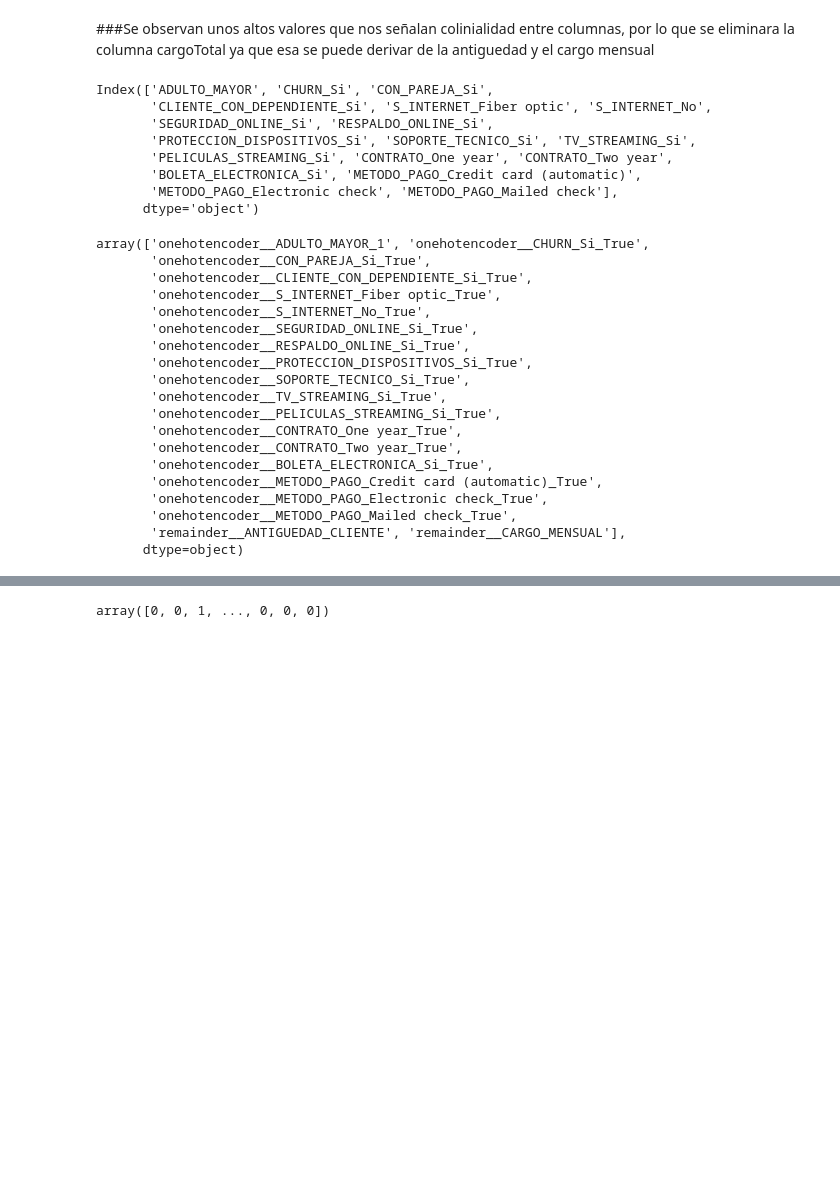
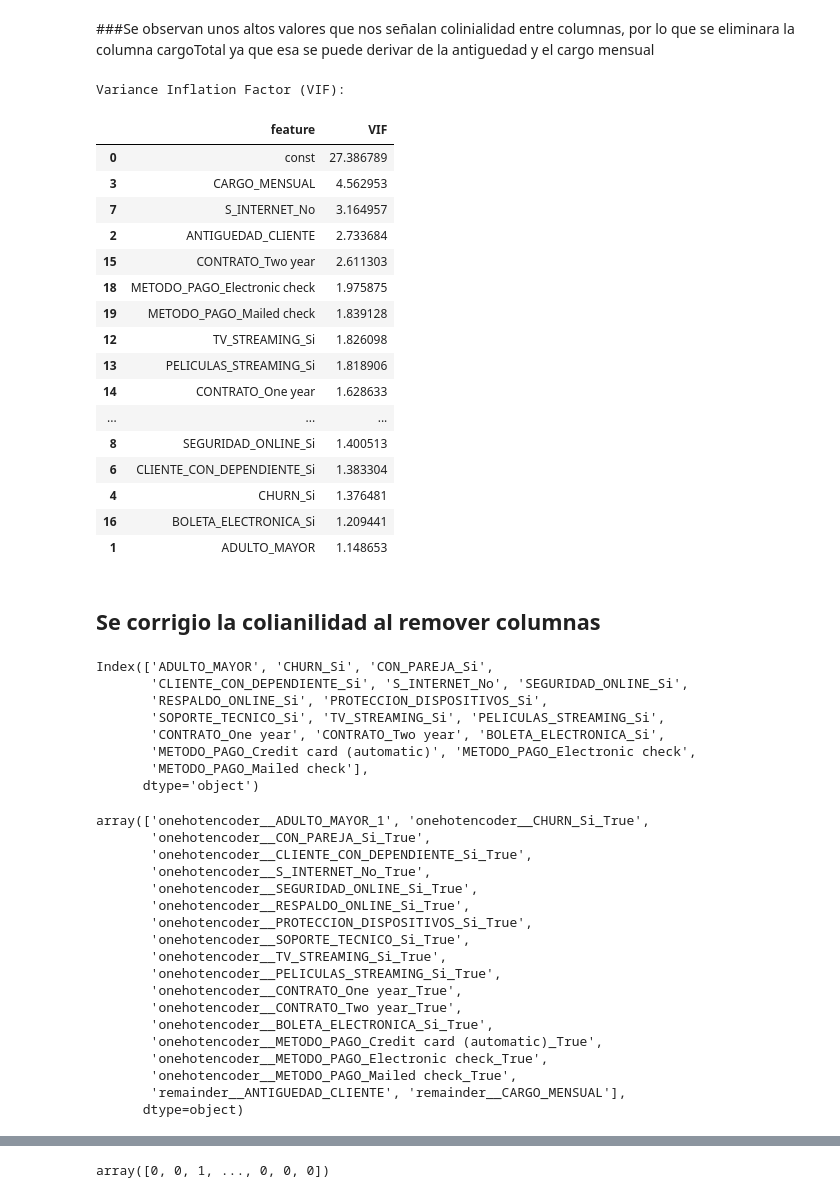
Before and after one commit to raohxxx/Telecom-2-challenge, a Jupyter notebook: telecomX2.ipynb, the cells around one changed output, grey strips where cells are left out. Saved outputs shown, nothing was run; the diff lists cells and outputs as text; code cells hidden in the pictures; blank space fills up the shorter version.

Commit message:
eliminación otros columnas que afectan la colinealidad

```diff
--- a/telecomX2.ipynb
+++ b/telecomX2.ipynb
@@ -413,7 +412,50 @@ Variance Inflation Factor (VIF):
 # %% [markdown]
 ###Se observan unos altos valores que nos señalan colinialidad entre columnas, por lo que se eliminara la columna cargoTotal ya que esa se puede derivar de la antiguedad y el cargo mensual
 # %%
-X=df.drop(columns=['CARGO_TOTAL'])
+X=df.drop(columns=['CARGO_TOTAL','S_INTERNET_Fiber optic'])
+# %%
+from statsmodels.stats.outliers_influence import variance_inflation_factor
+from statsmodels.api import add_constant
+
+# Add a constant to the features
+X_vif_constant = add_constant(X)
+
+# Convert boolean columns to integer (0 or 1)
+for col in X_vif_constant.columns:
+    if X_vif_constant[col].dtype == 'bool':
+        X_vif_constant[col] = X_vif_constant[col].astype(int)
+
+
+# Calculate VIF for each feature
+vif_data = pd.DataFrame()
+vif_data["feature"] = X_vif_constant.columns
+vif_data["VIF"] = [variance_inflation_factor(X_vif_constant.values, i)
+                          for i in range(len(X_vif_constant.columns))]
+
+# Display the VIF values
+print("Variance Inflation Factor (VIF):")
+display(vif_data.sort_values(by='VIF', ascending=False))
+# %% [output]
+Variance Inflation Factor (VIF):
+|  | feature | VIF |
+| 0 | const | 27.386789 |
+| 3 | CARGO_MENSUAL | 4.562953 |
+| 7 | S_INTERNET_No | 3.164957 |
+| 2 | ANTIGUEDAD_CLIENTE | 2.733684 |
+| 15 | CONTRATO_Two year | 2.611303 |
+| 18 | METODO_PAGO_Electronic check | 1.975875 |
+| 19 | METODO_PAGO_Mailed check | 1.839128 |
+| 12 | TV_STREAMING_Si | 1.826098 |
+| 13 | PELICULAS_STREAMING_Si | 1.818906 |
+| 14 | CONTRATO_One year | 1.628633 |
+| ... | ... | ... |
+| 8 | SEGURIDAD_ONLINE_Si | 1.400513 |
+| 6 | CLIENTE_CON_DEPENDIENTE_Si | 1.383304 |
+| 4 | CHURN_Si | 1.376481 |
+| 16 | BOLETA_ELECTRONICA_Si | 1.209441 |
+| 1 | ADULTO_MAYOR | 1.148653 |
+# %% [markdown]
+## Se corrigio la colianilidad al remover columnas
 # %%
 from sklearn.compose import make_column_transformer
 from sklearn.preprocessing import OneHotEncoder
@@ -424,12 +466,12 @@ columnasS=columnas.drop(columnas_numericas)
 display(columnasS)
 # %% [output]
 Index(['ADULTO_MAYOR', 'CHURN_Si', 'CON_PAREJA_Si',
-       'CLIENTE_CON_DEPENDIENTE_Si', 'S_INTERNET_Fiber optic', 'S_INTERNET_No',
-       'SEGURIDAD_ONLINE_Si', 'RESPALDO_ONLINE_Si',
-       'PROTECCION_DISPOSITIVOS_Si', 'SOPORTE_TECNICO_Si', 'TV_STREAMING_Si',
-       'PELICULAS_STREAMING_Si', 'CONTRATO_One year', 'CONTRATO_Two year',
-       'BOLETA_ELECTRONICA_Si', 'METODO_PAGO_Credit card (automatic)',
-       'METODO_PAGO_Electronic check', 'METODO_PAGO_Mailed check'],
+       'CLIENTE_CON_DEPENDIENTE_Si', 'S_INTERNET_No', 'SEGURIDAD_ONLINE_Si',
+       'RESPALDO_ONLINE_Si', 'PROTECCION_DISPOSITIVOS_Si',
+       'SOPORTE_TECNICO_Si', 'TV_STREAMING_Si', 'PELICULAS_STREAMING_Si',
+       'CONTRATO_One year', 'CONTRATO_Two year', 'BOLETA_ELECTRONICA_Si',
+       'METODO_PAGO_Credit card (automatic)', 'METODO_PAGO_Electronic check',
+       'METODO_PAGO_Mailed check'],
       dtype='object')
 # %%
 one_hot = make_column_transformer((
@@ -447,7 +489,6 @@ one_hot.get_feature_names_out(columnas)
 array(['onehotencoder__ADULTO_MAYOR_1', 'onehotencoder__CHURN_Si_True',
        'onehotencoder__CON_PAREJA_Si_True',
        'onehotencoder__CLIENTE_CON_DEPENDIENTE_Si_True',
-       'onehotencoder__S_INTERNET_Fiber optic_True',
        'onehotencoder__S_INTERNET_No_True',
        'onehotencoder__SEGURIDAD_ONLINE_Si_True',
        'onehotencoder__RESPALDO_ONLINE_Si_True',
```
Also changed, not shown: parts of 13 cells of this notebook.
